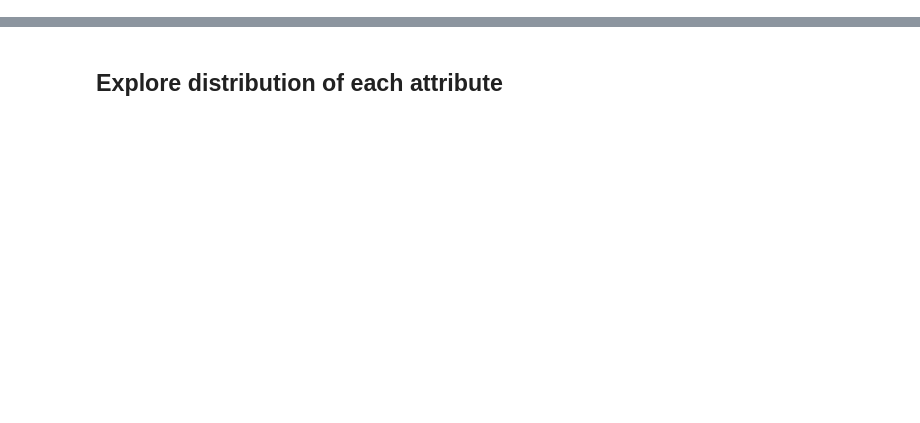
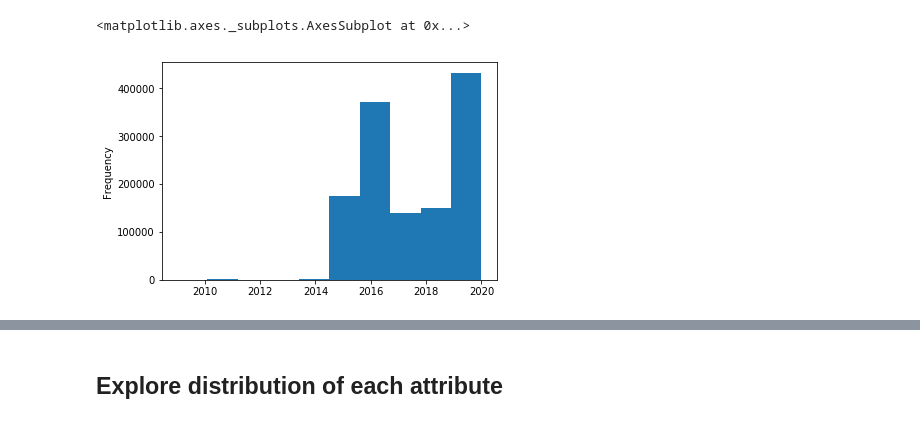
Before and after one commit to yiweiluo/Green-American-Lexicon, a Jupyter notebook: reddit/explore_reddit_data.ipynb, the cells around one changed output, grey strips where cells are left out. Cells and saved outputs as stored; diff of their text form; code cells hidden in the pictures; blank space fills up the shorter version.

Commit message:
add pushshift code to praw scratchpad; update explore notebook

```diff
--- a/reddit/explore_reddit_data.ipynb
+++ b/reddit/explore_reddit_data.ipynb
@@ -6,6 +6,7 @@ import pickle
 import glob
 from datetime import datetime
 # %%
+PUSHSHIFT_OUTPUT_DIR = 'pushshift_output'
 PRAW_OUTPUT_DIR = 'praw_output'
 POSTS_DIR = 'posts'
 COMMENTS_DIR = 'post_comments'
@@ -26,0 +17,19 @@ all_posts_df.shape,all_comments_df.shape
+# %%
+pushshift_dfs = [pd.read_pickle(f) for f in glob.glob(os.path.join(PUSHSHIFT_OUTPUT_DIR,POSTS_DIR,'*','*.pkl'))]
+pushshift_dfs = [x for x in pushshift_dfs if len(x) > 0]
+all_pushshift_posts = pd.concat(pushshift_dfs,axis=0)
+unique_pushshift_posts = all_pushshift_posts.drop_duplicates('id',keep='first')
+
+praw_dfs = [pd.read_csv(f,sep='\t',header=0) for f in glob.glob(os.path.join(PRAW_OUTPUT_DIR,POSTS_DIR,'*.tsv'))]
+all_praw_posts = pd.concat(praw_dfs,axis=0)
+unique_praw_posts = all_praw_posts.drop_duplicates('id',keep='first')
+
+print('Number of unique Pushshift posts, PRAW posts: {}, {}'.format(len(unique_pushshift_posts),
+                                                                    len(unique_praw_posts)))
+
+print('Fields from PRAW that are missing from Pushshift:',[x for x in all_praw_posts.columns if x not in
+                                                          unique_pushshift_posts.columns])
+
+all_posts = pd.concat([unique_pushshift_posts,unique_praw_posts],axis=0)
+unique_posts = all_posts.drop_duplicates('id',keep='first')
+print('Number of unique posts, combining Pushshift and PRAW:',len(unique_posts))
@@ -27,6 +47,9 @@ all_posts_df.shape,all_comments_df.shape
 # %%
 # Add column for parsed date
-all_posts_df['parsed_date'] = all_posts_df.date.apply(lambda x: datetime.utcfromtimestamp(x) if not pd.isnull(x)
+unique_posts['parsed_date'] = unique_posts.date.apply(lambda x: datetime.utcfromtimestamp(x) if not pd.isnull(x)
+                                                     and type(x) == float else x)
+# Extract month, year
+unique_posts['year'] = unique_posts.parsed_date.apply(lambda x: x.year if not pd.isnull(x)
                                                      else None)
-all_comments_df['parsed_date'] = all_comments_df.date.apply(lambda x: datetime.utcfromtimestamp(x) if not
-                                                           pd.isnull(x) else None)
+unique_posts['month'] = unique_posts.parsed_date.apply(lambda x: x.month if not pd.isnull(x)
+                                                     else None)
@@ -32,0 +72,5 @@ all_comments_df['parsed_date'] = all_comments_df.date.apply(lambda x: datetime.u
+# %%
+unique_posts['year'].plot.hist()
+# %% [output]
+<matplotlib.axes._subplots.AxesSubplot at 0x...>
+[figure, added]
```
Also changed, not shown: parts of 67 cells of this notebook, 2 other files.
